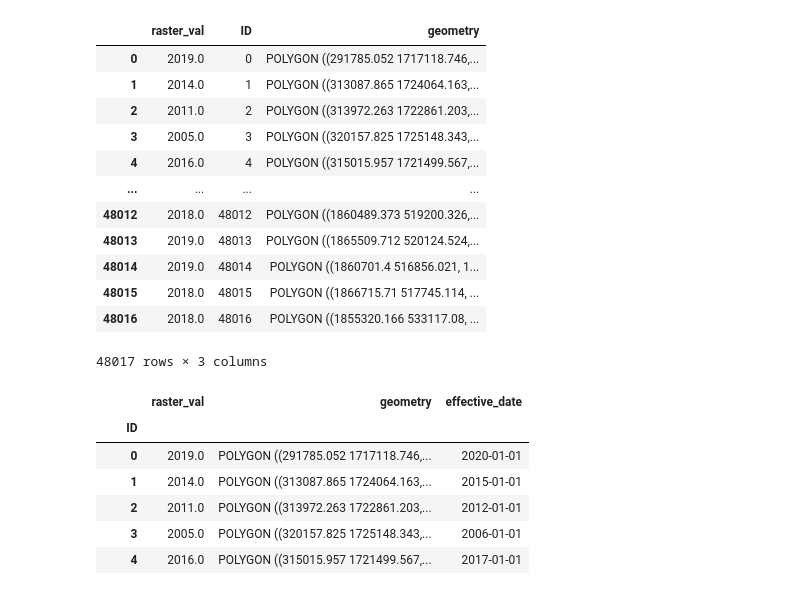
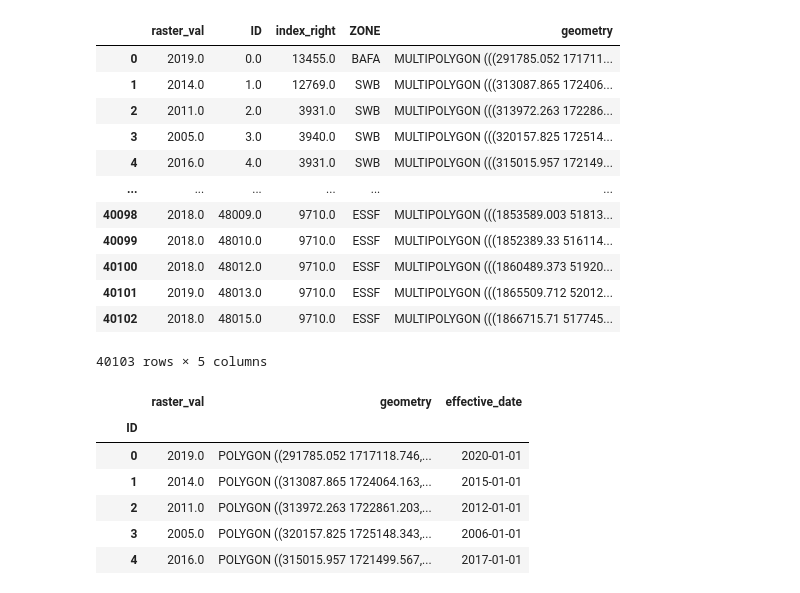
Before and after one commit to josephbuckingham/GIS-270, a Jupyter notebook: python_notebooks/n_day_after_analysis/n_day_after_analysis.ipynb, the cells around one changed output. Drawn from its saved outputs; the diff is of its cells as text; code cells hidden in the pictures.

```diff
--- a/python_notebooks/n_day_after_analysis/n_day_after_analysis.ipynb
+++ b/python_notebooks/n_day_after_analysis/n_day_after_analysis.ipynb
@@ -21,18 +163,18 @@ def days_after(df, ref_shp, shp_id):
 # %%
-shp = gpd.read_file(r'C:\dev\GIS-270\processing\fire_not_planted_uid\fire_not_planted_uid.shp')
+shp = gpd.read_file(r'C:\dev\GIS-270\processing\fire_not_planted_ecozone/fire_not_planted_ecozone.gdb')
 shp
 # %% [output]
-|  | raster_val | ID | geometry |
-| 0 | 2019.0 | 0 | POLYGON ((291785.052 1717118.746,... |
-| 1 | 2014.0 | 1 | POLYGON ((313087.865 1724064.163,... |
-| 2 | 2011.0 | 2 | POLYGON ((313972.263 1722861.203,... |
-| 3 | 2005.0 | 3 | POLYGON ((320157.825 1725148.343,... |
-| 4 | 2016.0 | 4 | POLYGON ((315015.957 1721499.567,... |
-| ... | ... | ... | ... |
-| 48012 | 2018.0 | 48012 | POLYGON ((1860489.373 519200.326,... |
-| 48013 | 2019.0 | 48013 | POLYGON ((1865509.712 520124.524,... |
-| 48014 | 2019.0 | 48014 | POLYGON ((1860701.4 516856.021, 1... |
-| 48015 | 2018.0 | 48015 | POLYGON ((1866715.71 517745.114, ... |
-| 48016 | 2018.0 | 48016 | POLYGON ((1855320.166 533117.08, ... |
+|  | raster_val | ID | index_right | ZONE | geometry |
+| 0 | 2019.0 | 0.0 | 13455.0 | BAFA | MULTIPOLYGON (((291785.052 171711... |
+| 1 | 2014.0 | 1.0 | 12769.0 | SWB | MULTIPOLYGON (((313087.865 172406... |
+| 2 | 2011.0 | 2.0 | 3931.0 | SWB | MULTIPOLYGON (((313972.263 172286... |
+| 3 | 2005.0 | 3.0 | 3940.0 | SWB | MULTIPOLYGON (((320157.825 172514... |
+| 4 | 2016.0 | 4.0 | 3931.0 | SWB | MULTIPOLYGON (((315015.957 172149... |
+| ... | ... | ... | ... | ... | ... |
+| 40098 | 2018.0 | 48009.0 | 9710.0 | ESSF | MULTIPOLYGON (((1853589.003 51813... |
+| 40099 | 2018.0 | 48010.0 | 9710.0 | ESSF | MULTIPOLYGON (((1852389.33 516114... |
+| 40100 | 2018.0 | 48012.0 | 9710.0 | ESSF | MULTIPOLYGON (((1860489.373 51920... |
+| 40101 | 2019.0 | 48013.0 | 9710.0 | ESSF | MULTIPOLYGON (((1865509.712 52012... |
+| 40102 | 2018.0 | 48015.0 | 9710.0 | ESSF | MULTIPOLYGON (((1866715.71 517745... |
-48017 rows × 3 columns
+40103 rows × 5 columns
 # %%
```
Also changed, not shown: parts of 20 cells of this notebook, 2 other files.
